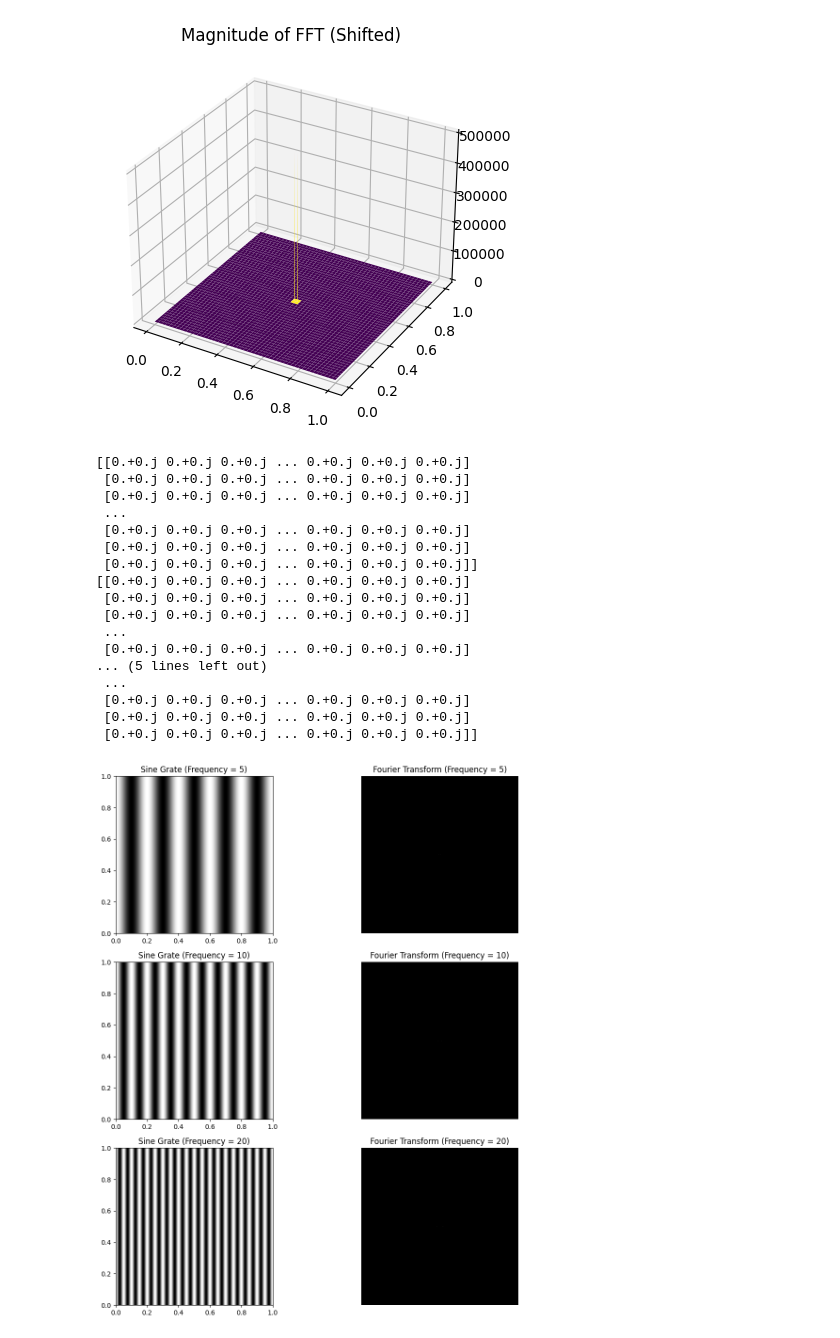
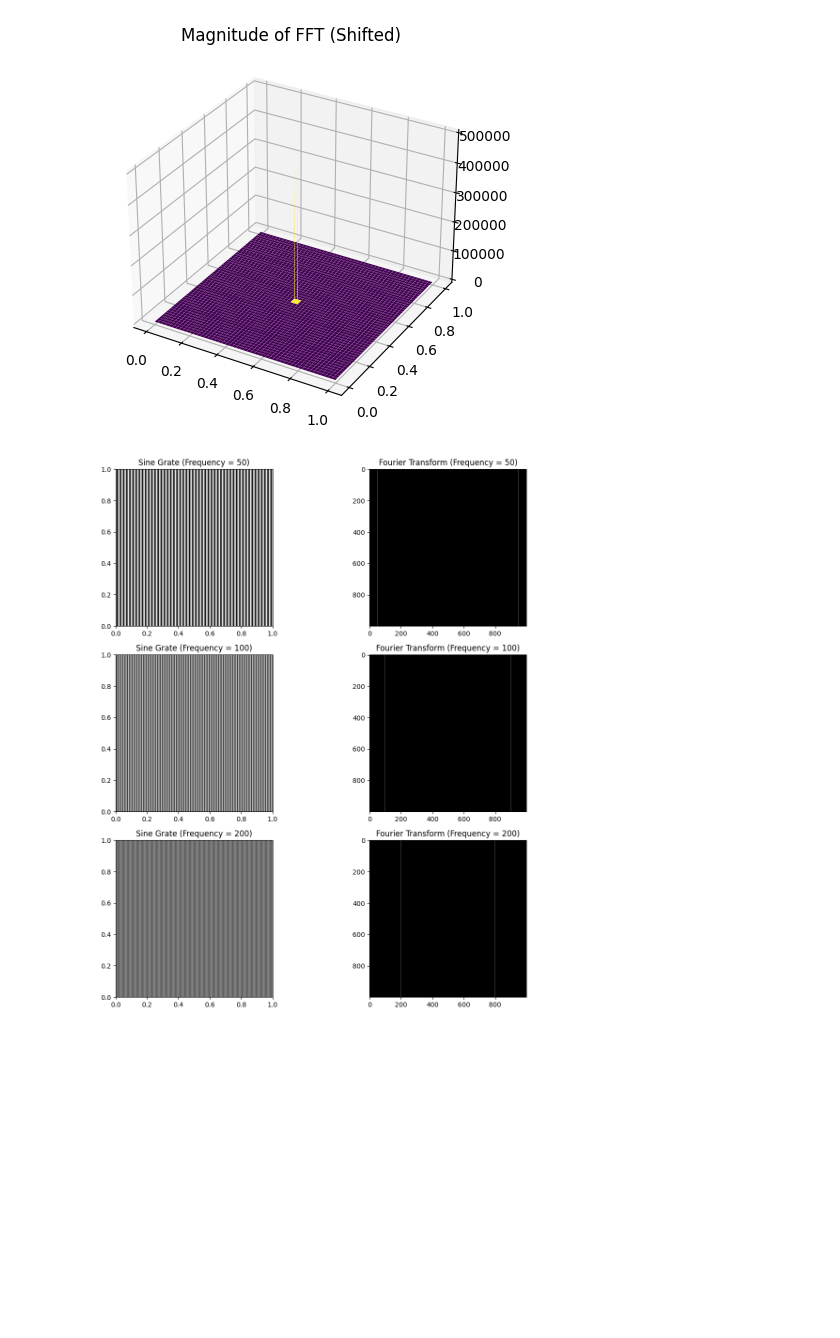
Before and after one commit to ruchadave16/ENGR3499-Img-Processing, a Jupyter notebook: Exploratory-Assignment-1/explore_assignment.ipynb, the cells around one changed output. Drawn from its saved outputs; the diff is of its cells as text; code cells hidden in the pictures; blank space fills up the shorter version.

```diff
--- a/Exploratory-Assignment-1/explore_assignment.ipynb
+++ b/Exploratory-Assignment-1/explore_assignment.ipynb
@@ -59,58 +56,37 @@ plt.show()
 # %%
 import numpy as np
 import matplotlib.pyplot as plt
+from scipy.fft import fft, ifftn
 
 # Parameters
 amplitude = 1
 phase = np.deg2rad(90)  # Convert phase to radians
-frequencies = [5, 10, 20]  # 3 different frequencies
+frequencies = [50, 100, 200]  # 3 different frequencies
 
-# Create meshgrid
-x = np.linspace(0, 1, 1000)
-y = np.linspace(0, 1, 1000)
-X, Y = np.meshgrid(x, y)
+# Create the meshgrid
+X, Y = np.meshgrid(np.arange(0, 1, 0.001), np.arange(0, 1, 0.001))
 
 # Plot images for different frequencies
 fig, axes = plt.subplots(3, 2, figsize=(12, 12))
 
 for i, freq in enumerate(frequencies):
     # Create the sine wave
-    Z = amplitude * np.sin(2 * np.pi * freq * X + phase)
+    Z = amplitude * np.sin((2 * np.pi * freq * X) + phase)
 
     # Plot the sine grate image
     ax = axes[i, 0]
     ax.imshow(Z, extent=(0, 1, 0, 1), cmap='gray')
     ax.set_title(f'Sine Grate (Frequency = {freq})')
 
     # Compute Fourier Transform
-    Z_fft = np.fft.fft2(Z)
-    Z_fft_shifted = np.fft.fftshift(Z_fft)
-    print((Z_fft_shifted))
+    Z_fft = fft(Z)
 
     # Plot the magnitude of the Fourier Transform
     ax_fft = axes[i, 1]
-    ax_fft.imshow(np.abs(Z_fft_shifted), cmap='gray')
+    ax_fft.imshow(np.abs(Z_fft), cmap="gray")
     ax_fft.set_title(f'Fourier Transform (Frequency = {freq})')
-    ax_fft.axis('off')
 
 plt.tight_layout()
 plt.show()
 # %% [output]
-[[0.+0.j 0.+0.j 0.+0.j ... 0.+0.j 0.+0.j 0.+0.j]
- [0.+0.j 0.+0.j 0.+0.j ... 0.+0.j 0.+0.j 0.+0.j]
- [0.+0.j 0.+0.j 0.+0.j ... 0.+0.j 0.+0.j 0.+0.j]
- ...
- [0.+0.j 0.+0.j 0.+0.j ... 0.+0.j 0.+0.j 0.+0.j]
- [0.+0.j 0.+0.j 0.+0.j ... 0.+0.j 0.+0.j 0.+0.j]
- [0.+0.j 0.+0.j 0.+0.j ... 0.+0.j 0.+0.j 0.+0.j]]
-[[0.+0.j 0.+0.j 0.+0.j ... 0.+0.j 0.+0.j 0.+0.j]
- [0.+0.j 0.+0.j 0.+0.j ... 0.+0.j 0.+0.j 0.+0.j]
- [0.+0.j 0.+0.j 0.+0.j ... 0.+0.j 0.+0.j 0.+0.j]
- ...
- [0.+0.j 0.+0.j 0.+0.j ... 0.+0.j 0.+0.j 0.+0.j]
-... (5 lines left out)
- ...
- [0.+0.j 0.+0.j 0.+0.j ... 0.+0.j 0.+0.j 0.+0.j]
- [0.+0.j 0.+0.j 0.+0.j ... 0.+0.j 0.+0.j 0.+0.j]
- [0.+0.j 0.+0.j 0.+0.j ... 0.+0.j 0.+0.j 0.+0.j]]
-[figure, old version]
+[figure, new version]
```
Also changed, not shown: parts of 1 cell of this notebook.
